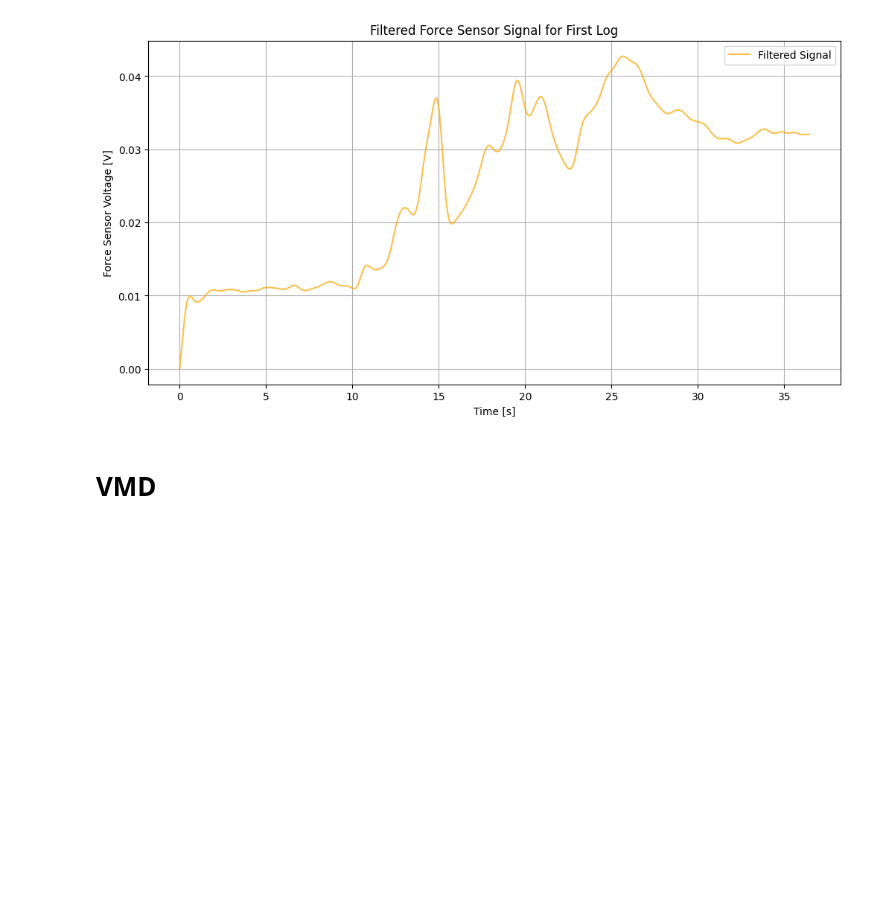
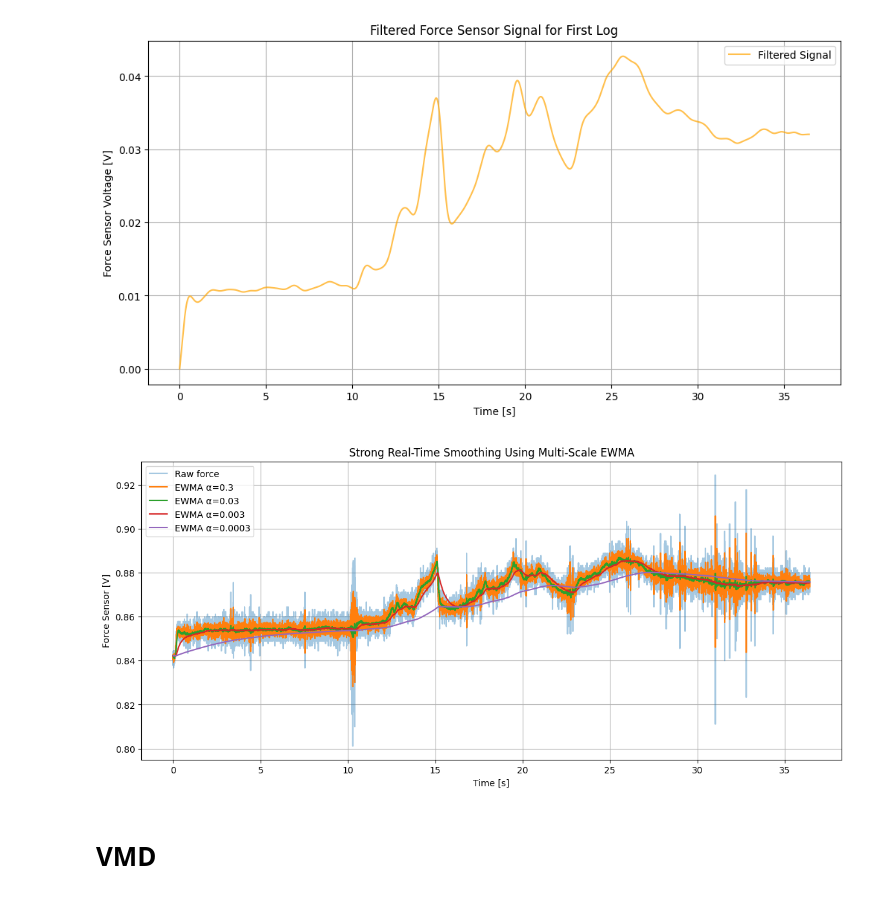
Before and after one commit to oskarboesch/TREX-Semester-Project, a Jupyter notebook: notebooks/data_anaylsis.ipynb, the cells around one changed output. Saved outputs shown, nothing was run; the diff lists cells and outputs as text; code cells hidden in the pictures; blank space fills up the shorter version.

```diff
--- a/notebooks/data_anaylsis.ipynb
+++ b/notebooks/data_anaylsis.ipynb
@@ -313,6 +311,44 @@ plt.legend()
 plt.show()
 # %% [output]
 [figure]
+# %%
+import numpy as np
+import matplotlib.pyplot as plt
+
+force = logs[0]["force_sensor_v"].values
+time = logs[0]["timestamps"].values
+
+# Choose strong smoothing coefficients
+alphas = [0.3, 0.03, 0.003, 0.0003]   # fast → ultra-smooth
+
+# Initialize one EWMA output per alpha
+ewmas = [np.zeros_like(force) for _ in alphas]
+
+# Initialize first values
+for i in range(len(alphas)):
+    ewmas[i][0] = force[0]
+
+# Update EWMA causally
+for t in range(1, len(force)):
+    x = force[t]
+    for i, alpha in enumerate(alphas):
+        ewmas[i][t] = alpha * x + (1 - alpha) * ewmas[i][t - 1]
+
+# Plot results
+plt.figure(figsize=(14, 6))
+plt.plot(time, force, alpha=0.4, label="Raw force")
+
+for i, alpha in enumerate(alphas):
+    plt.plot(time, ewmas[i], label=f"EWMA α={alpha}")
+
+plt.title("Strong Real-Time Smoothing Using Multi-Scale EWMA")
+plt.xlabel("Time [s]")
+plt.ylabel("Force Sensor [V]")
+plt.legend()
+plt.grid()
+plt.show()
+# %% [output]
+[figure, added]
 # %% [markdown]
 # VMD
 # %%
```
Also changed, not shown: parts of 11 cells of this notebook, 25 other files.
